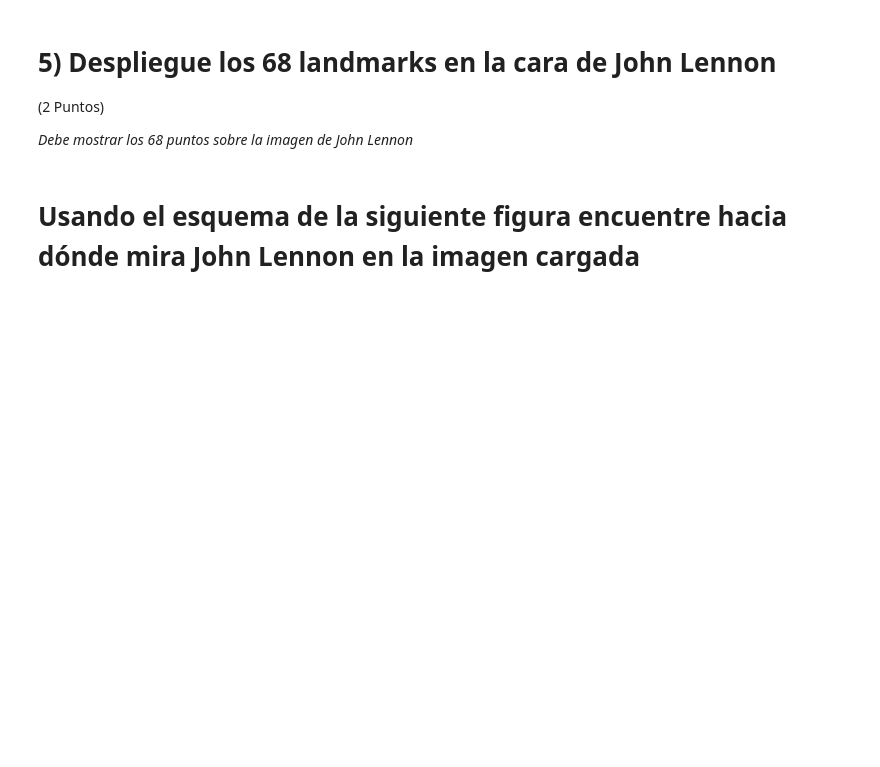
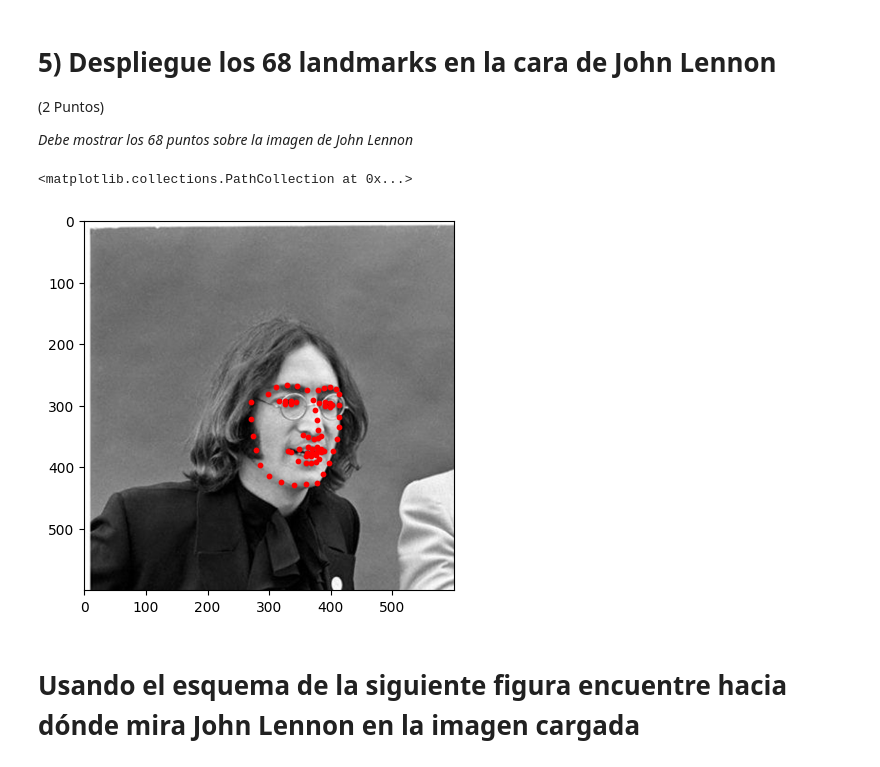
Before and after one commit to totoiii/IIC3800, a Jupyter notebook: E01_20778849k.ipynb, the cells around one changed output. Cells and saved outputs as stored; diff of their text form; code cells hidden in the pictures; blank space fills up the shorter version.

```diff
--- a/E01_20778849k.ipynb
+++ b/E01_20778849k.ipynb
@@ -91,0 +90,13 @@ Help: [Cómo cargar archivos npy ?](https://www.google.com/search?q=como+cargar+
+# %%
+ # PREGUNTA 4: ESCRIBA CODIGO AQUI
+
+!wget https://www.dropbox.com/s/18chd3jdw95vmt7/JL_landmarks_y.npy
+!wget https://www.dropbox.com/s/6xfjsz0ymbctbhr/JL_landmarks_x.npy
+
+loaded_x_array = np.load("JL_landmarks_x.npy")
+loaded_y_array = np.load("JL_landmarks_y.npy")
+
+
+# Imprimir el contenido del archivo cargado
+print(loaded_x_array)
+print(loaded_y_array)
@@ -99,3 +126,11 @@ Help: [Cómo cargar archivos npy ?](https://www.google.com/search?q=como+cargar+
+# %%
+ # PREGUNTA 5: ESCRIBA CODIGO AQUI
+ I = cv2.imread("JohnLennon.jpg")
+ plt.imshow(I)
+ plt.scatter(loaded_x_array,loaded_y_array,c="red",s=10)
+# %% [output]
+<matplotlib.collections.PathCollection at 0x...>
+[figure, added]
 # %% [markdown]
 # Usando el esquema de la siguiente figura encuentre hacia dónde mira John Lennon en la imagen cargada
 # %% [markdown]
```
Also changed, not shown: parts of 4 cells of this notebook.
